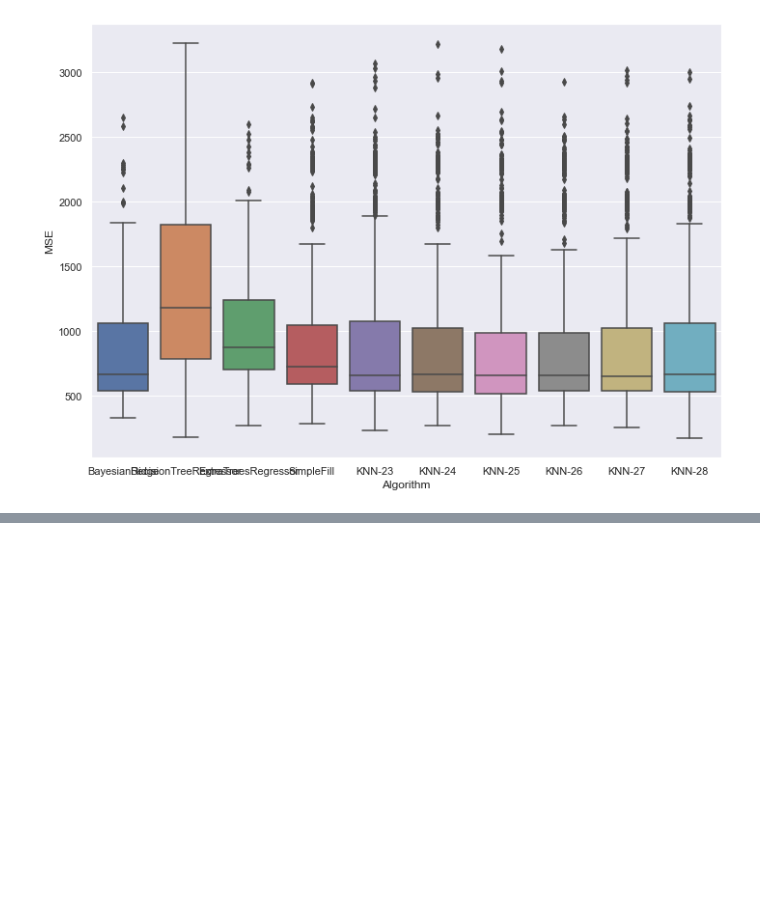
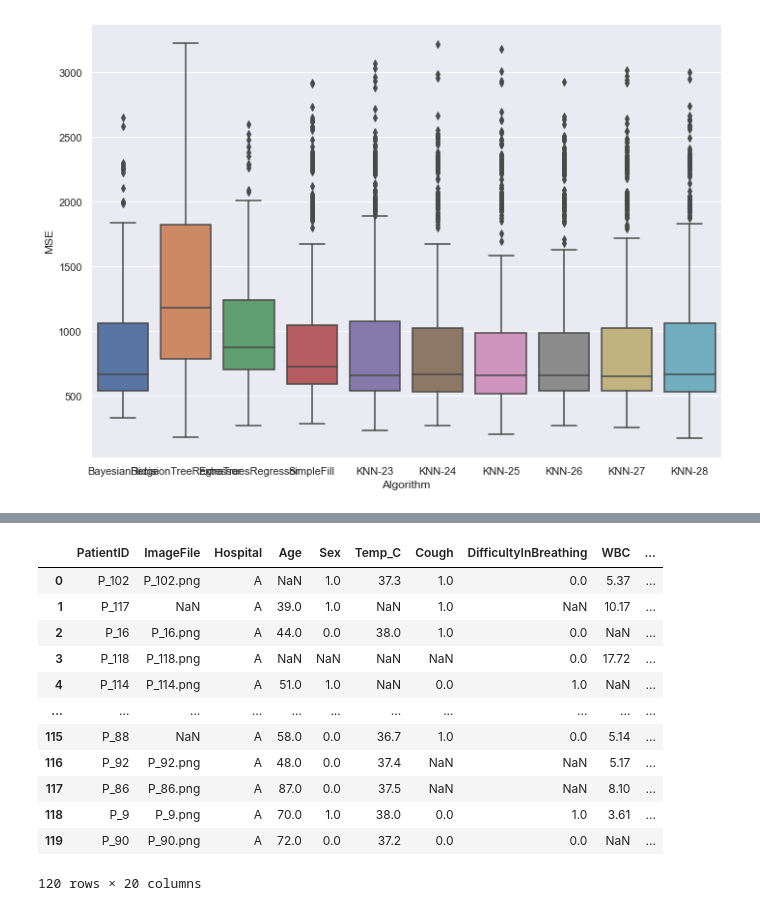
Before and after one commit to maxxxzdn/covid_challenge, a Jupyter notebook: Generate Missing Data.ipynb, the cells around one changed output, grey strips where cells are left out. Saved outputs shown, nothing was run; the diff lists cells and outputs as text; code cells hidden in the pictures; blank space fills up the shorter version.

```diff
--- a/Generate Missing Data.ipynb
+++ b/Generate Missing Data.ipynb
@@ -283,0 +405,16 @@ plot(dict(list(iterativeBenchmarkResults.items()) + list(benchmarkResults.items(
+# %%
+test
+# %% [output]
+|  | PatientID | ImageFile | Hospital | Age | Sex | Temp_C | Cough | DifficultyInBreathing | WBC | ... |
+| 0 | P_102 | P_102.png | A | NaN | 1.0 | 37.3 | 1.0 | 0.0 | 5.37 | ... |
+| 1 | P_117 | NaN | A | 39.0 | 1.0 | NaN | 1.0 | NaN | 10.17 | ... |
+| 2 | P_16 | P_16.png | A | 44.0 | 0.0 | 38.0 | 1.0 | 0.0 | NaN | ... |
+| 3 | P_118 | P_118.png | A | NaN | NaN | NaN | NaN | 0.0 | 17.72 | ... |
+| 4 | P_114 | P_114.png | A | 51.0 | 1.0 | NaN | 0.0 | 1.0 | NaN | ... |
+| ... | ... | ... | ... | ... | ... | ... | ... | ... | ... | ... |
+| 115 | P_88 | NaN | A | 58.0 | 0.0 | 36.7 | 1.0 | 0.0 | 5.14 | ... |
+| 116 | P_92 | P_92.png | A | 48.0 | 0.0 | 37.4 | NaN | NaN | 5.17 | ... |
+| 117 | P_86 | P_86.png | A | 87.0 | 0.0 | 37.5 | NaN | NaN | 8.10 | ... |
+| 118 | P_9 | P_9.png | A | 70.0 | 1.0 | 38.0 | 0.0 | 1.0 | 3.61 | ... |
+| 119 | P_90 | P_90.png | A | 72.0 | 0.0 | 37.2 | 0.0 | 0.0 | NaN | ... |
+120 rows × 20 columns
```
Also changed, not shown: parts of 15 cells of this notebook, 1 other file.
